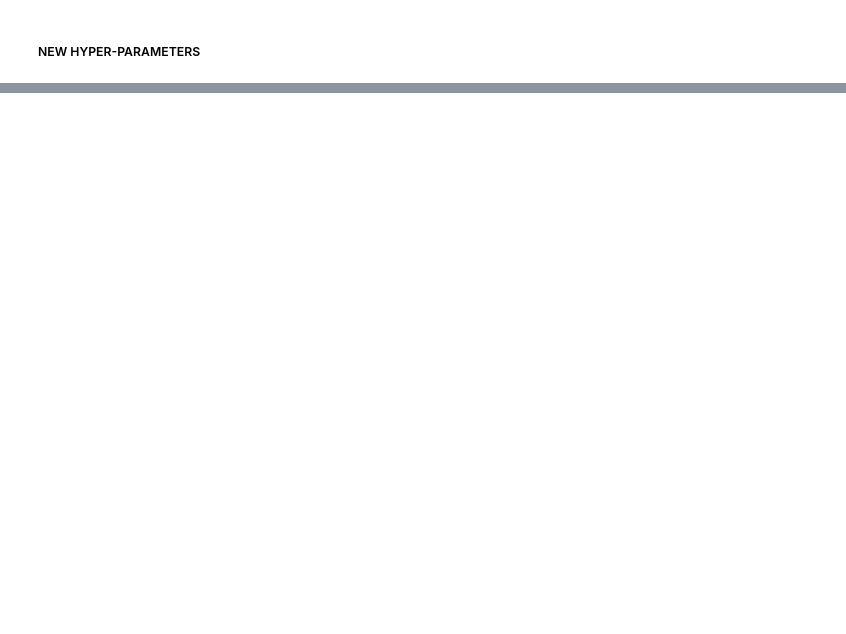
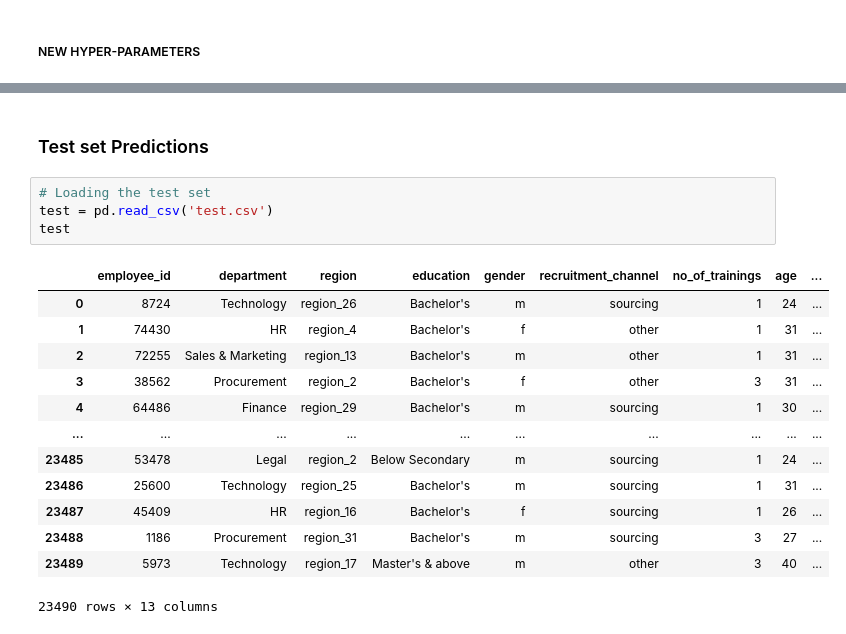
Before and after one commit to AyushBajpayee/HR-ANALYTICS, a Jupyter notebook: HR_ANALYTICS.ipynb, the cells around one changed output, grey strips where cells are left out. Drawn from its saved outputs; the diff is of its cells as text; blank space fills up the shorter version.

```diff
--- a/HR_ANALYTICS.ipynb
+++ b/HR_ANALYTICS.ipynb
@@ -1635,0 +1895,20 @@ weighted avg       0.95      0.94      0.93      9209
+# %% [markdown]
+### Test set Predictions
+# %%
+# Loading the test set
+test = pd.read_csv('test.csv')
+test
+# %% [output]
+|  | employee_id | department | region | education | gender | recruitment_channel | no_of_trainings | age | ... |
+| 0 | 8724 | Technology | region_26 | Bachelor's | m | sourcing | 1 | 24 | ... |
+| 1 | 74430 | HR | region_4 | Bachelor's | f | other | 1 | 31 | ... |
+| 2 | 72255 | Sales & Marketing | region_13 | Bachelor's | m | other | 1 | 31 | ... |
+| 3 | 38562 | Procurement | region_2 | Bachelor's | f | other | 3 | 31 | ... |
+| 4 | 64486 | Finance | region_29 | Bachelor's | m | sourcing | 1 | 30 | ... |
+| ... | ... | ... | ... | ... | ... | ... | ... | ... | ... |
+| 23485 | 53478 | Legal | region_2 | Below Secondary | m | sourcing | 1 | 24 | ... |
+| 23486 | 25600 | Technology | region_25 | Bachelor's | m | sourcing | 1 | 31 | ... |
+| 23487 | 45409 | HR | region_16 | Bachelor's | f | sourcing | 1 | 26 | ... |
+| 23488 | 1186 | Procurement | region_31 | Bachelor's | m | sourcing | 3 | 27 | ... |
+| 23489 | 5973 | Technology | region_17 | Master's & above | m | other | 3 | 40 | ... |
+23490 rows × 13 columns
```
Also changed, not shown: parts of 115 cells of this notebook.
